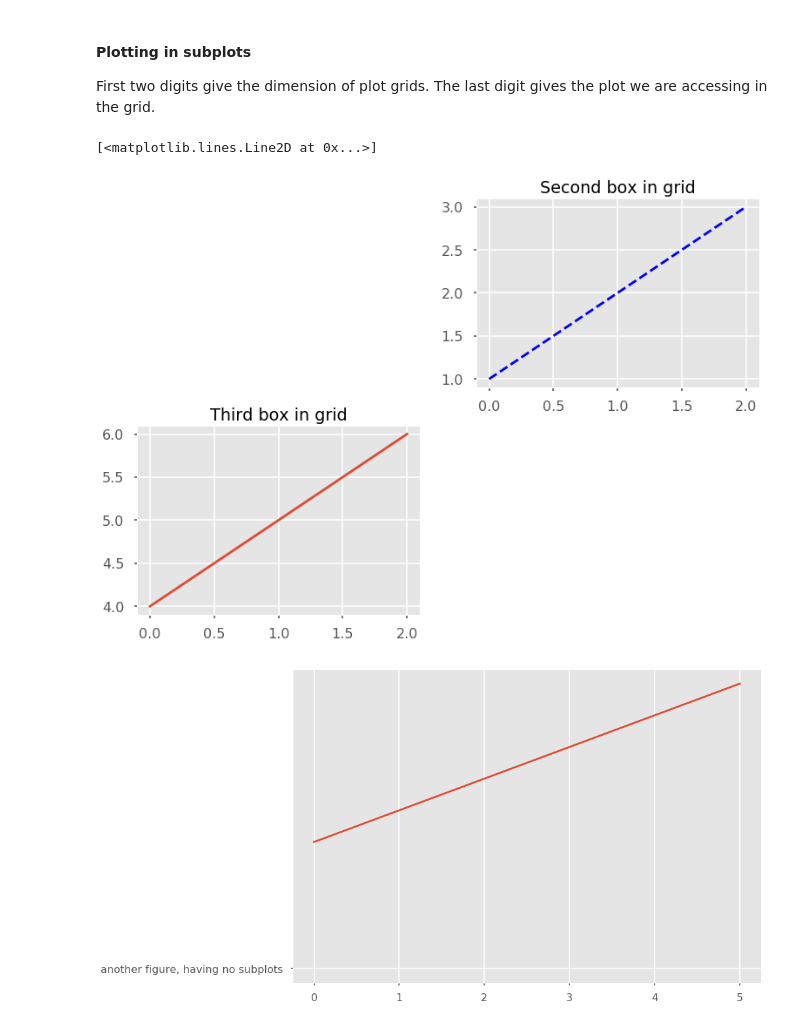
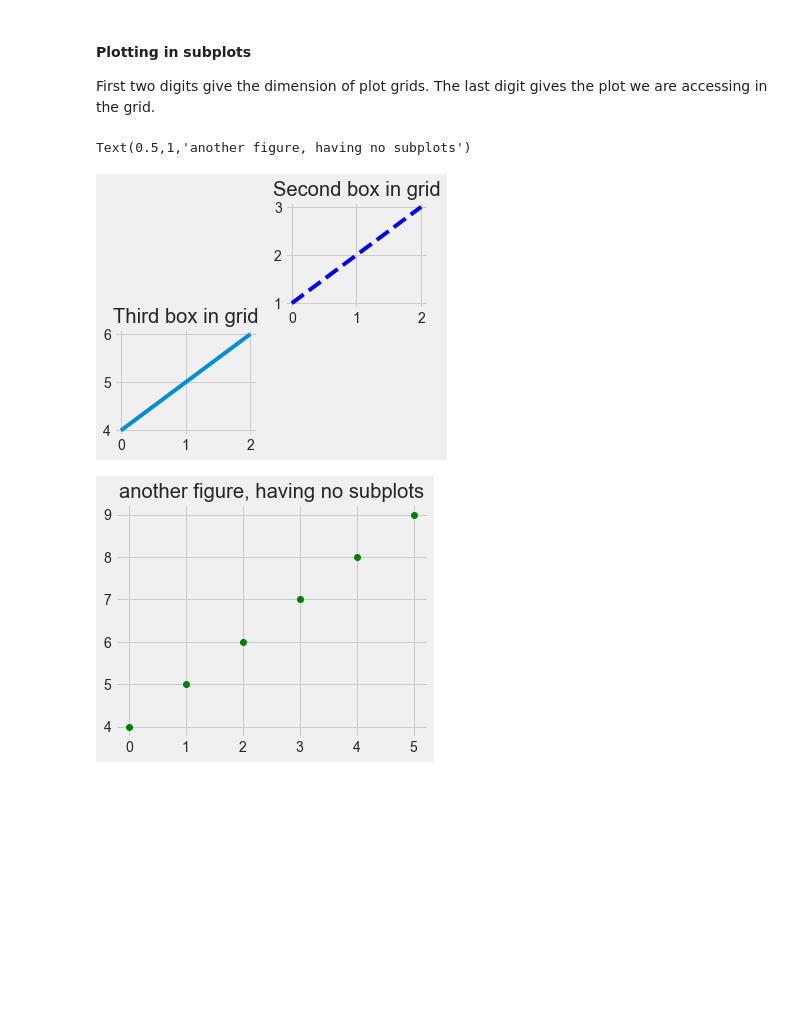
Before and after one commit to tanbirsohail/jupyter-notebooks, a Jupyter notebook: Matplotlib - Getting Started.ipynb, the cells around one changed output. Saved outputs shown, nothing was run; the diff lists cells and outputs as text; code cells hidden in the pictures; blank space fills up the shorter version.

```diff
--- a/Matplotlib - Getting Started.ipynb
+++ b/Matplotlib - Getting Started.ipynb
@@ -9,3 +12,6 @@ import pandas as pd
+# %%
+rcParams['figure.figsize'] = 5, 4
+sb.set_style('whitegrid')
 # %%
 x = np.linspace(-6, 6, 100)
 y = np.sinc(x)
@@ -57,7 +63,7 @@ df.plot.line(x='x', y='sinc')
 # %% [markdown]
 Now lets see other styles as well
 # %%
-plt.style.use('seaborn-poster')
+plt.style.use('fivethirtyeight')
 df.plot.line(x='x', y='sinc')
 # %% [output]
 <matplotlib.axes._subplots.AxesSubplot at 0x...>
@@ -88,16 +94,16 @@ First two digits give the dimension of plot grids. The last digit gives the plot
 # %%
 plt.figure(1)                # the first figure
 plt.subplot(222)             # the first subplot in the first figure
 plt.plot([1, 2, 3], 'b--')
 plt.title('Second box in grid')
 plt.subplot(223)             # the second subplot in the first figure, total there are 2x2 = 4 subplots here
 plt.plot([4, 5, 6])
 plt.title('Third box in grid')
 
 plt.figure(2)                # a second figure, this is an independent grid, not linked with previous one
-plt.plot([4, 5, 6, 7, 8, 9])
-plt.plot('another figure, having no subplots')# by default, plot will be (111) 1X1 grid, and accessing first subplot division in ovearall plot
+plt.plot([4, 5, 6, 7, 8, 9], 'go') # 'go' g stands for green and o stands for dots or o's
+plt.title('another figure, having no subplots') # by default, plot will be (111) 1X1 grid, and accessing first subplot division in ovearall plot
 # %% [output]
-[<matplotlib.lines.Line2D at 0x...>]
+Text(0.5,1,'another figure, having no subplots')
-[figure, old version]
+[figure, new version]
-[figure, old version]
+[figure, new version]
```
Also changed, not shown: parts of 17 cells of this notebook.
